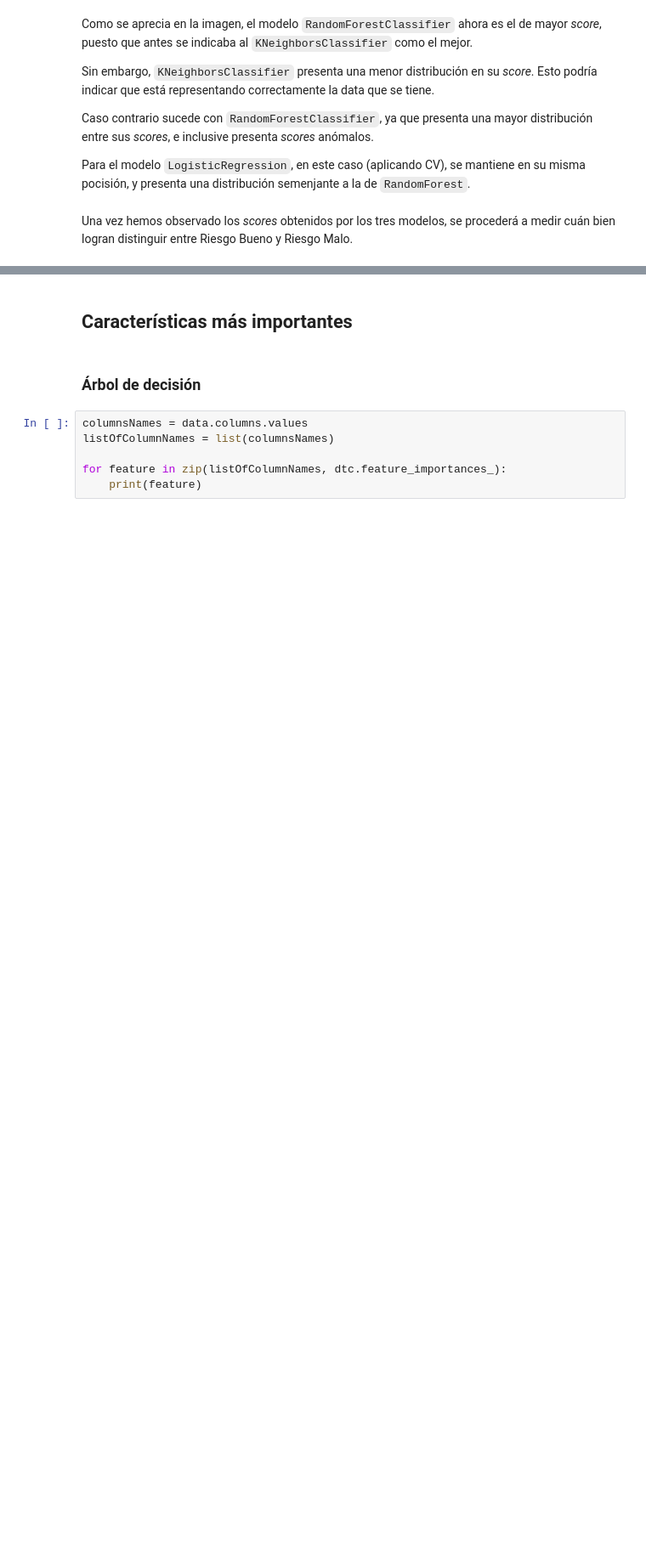
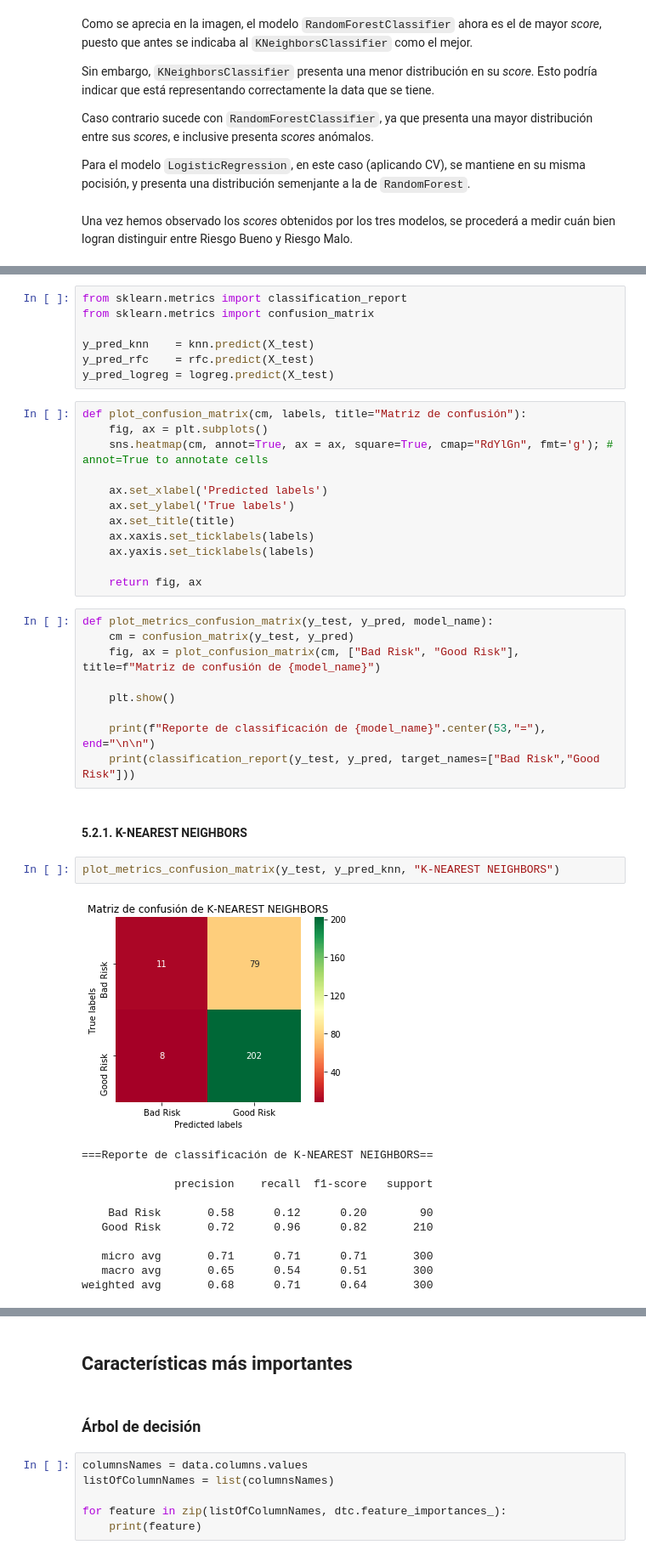
Before and after one commit to aLucaz/predicting-credit-risk, a Jupyter notebook: predict_models_credit_risk.ipynb, the cells around one changed output, grey strips where cells are left out. Shown at 85% size. Drawn from its saved outputs; the diff is of its cells as text; blank space fills up the shorter version.

Commit message:
confusion matrix added, but not interpreted

```diff
--- a/predict_models_credit_risk.ipynb
+++ b/predict_models_credit_risk.ipynb
@@ -439,0 +440,44 @@ Una vez hemos observado los _scores_ obtenidos por los tres modelos, se proceder
+# %%
+from sklearn.metrics import classification_report
+from sklearn.metrics import confusion_matrix
+
+y_pred_knn    = knn.predict(X_test)
+y_pred_rfc    = rfc.predict(X_test)
+y_pred_logreg = logreg.predict(X_test)
+# %%
+def plot_confusion_matrix(cm, labels, title="Matriz de confusión"):
+    fig, ax = plt.subplots()
+    sns.heatmap(cm, annot=True, ax = ax, square=True, cmap="RdYlGn", fmt='g'); # annot=True to annotate cells
+
+    ax.set_xlabel('Predicted labels')
+    ax.set_ylabel('True labels')
+    ax.set_title(title)
+    ax.xaxis.set_ticklabels(labels)
+    ax.yaxis.set_ticklabels(labels)
+
+    return fig, ax
+# %%
+def plot_metrics_confusion_matrix(y_test, y_pred, model_name):
+    cm = confusion_matrix(y_test, y_pred)
+    fig, ax = plot_confusion_matrix(cm, ["Bad Risk", "Good Risk"], title=f"Matriz de confusión de {model_name}")
+
+    plt.show()
+
+    print(f"Reporte de classificación de {model_name}".center(53,"="), end="\n\n")
+    print(classification_report(y_test, y_pred, target_names=["Bad Risk","Good Risk"]))
+# %% [markdown]
+#### 5.2.1. K-NEAREST NEIGHBORS
+# %%
+plot_metrics_confusion_matrix(y_test, y_pred_knn, "K-NEAREST NEIGHBORS")
+# %% [output]
+[figure, added]
+===Reporte de classificación de K-NEAREST NEIGHBORS==
+
+              precision    recall  f1-score   support
+
+    Bad Risk       0.58      0.12      0.20        90
+   Good Risk       0.72      0.96      0.82       210
+
+   micro avg       0.71      0.71      0.71       300
+   macro avg       0.65      0.54      0.51       300
+weighted avg       0.68      0.71      0.64       300
```
Also changed, not shown: parts of 7 cells of this notebook.
